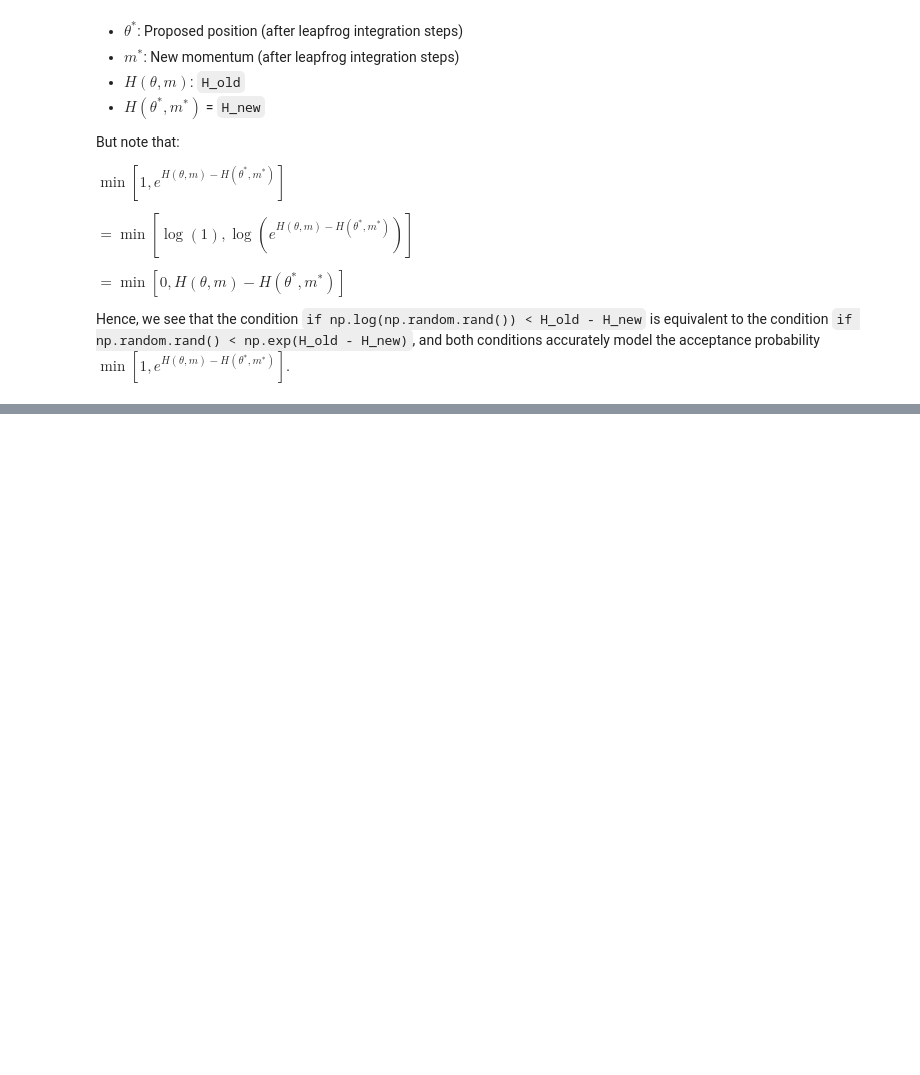
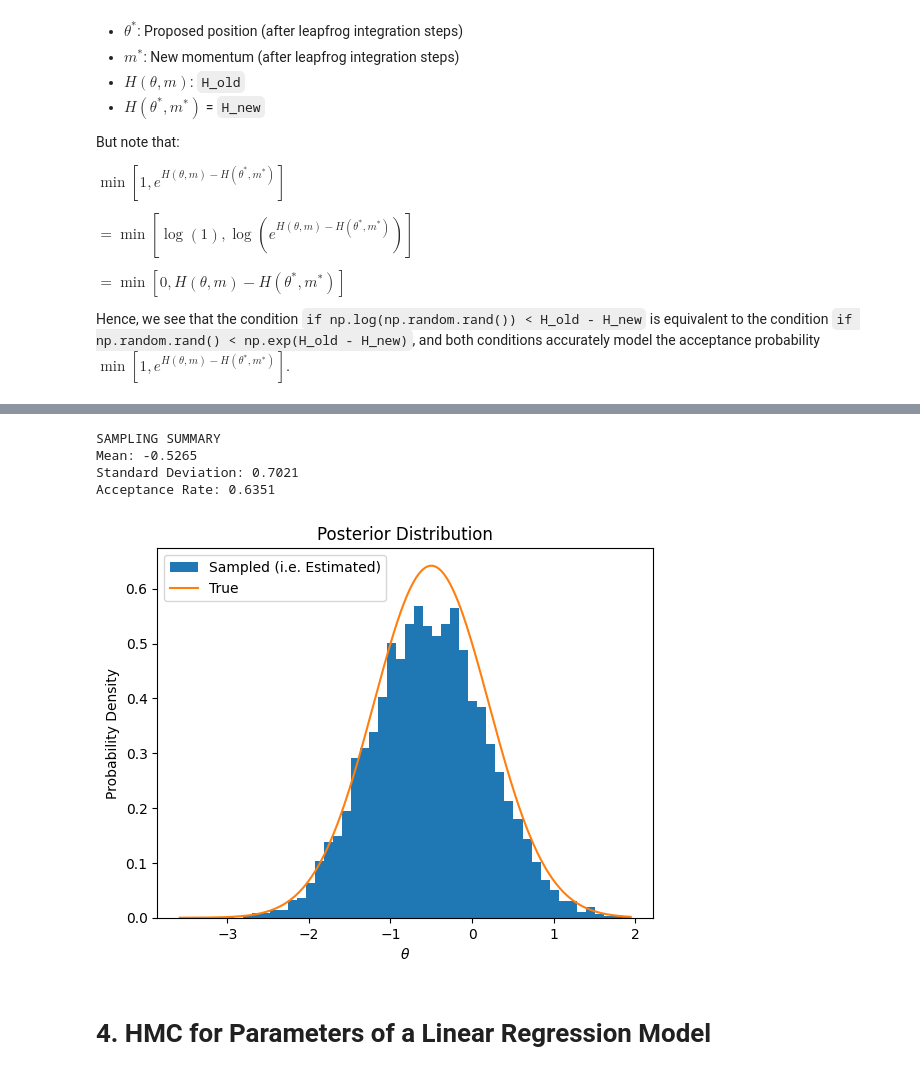
Before and after one commit to pranigopu/mastersProject, a Jupyter notebook: code/hamiltonian_monte_carlo.ipynb, the cells around one changed output, grey strips where cells are left out. Saved outputs shown, nothing was run; the diff lists cells and outputs as text; code cells hidden in the pictures; blank space fills up the shorter version.

```diff
--- a/code/hamiltonian_monte_carlo.ipynb
+++ b/code/hamiltonian_monte_carlo.ipynb
@@ -569,0 +614,4 @@ Hence, we see that the condition `if np.log(np.random.rand()) < H_old - H_new` i
+# %%
+# Target distribution is proportional to: `exp(-x (1 + x))`:
+def unnormalized_log_prob(θ):
+    return -θ*(1 + θ)
@@ -569,0 +665,19 @@ Hence, we see that the condition `if np.log(np.random.rand()) < H_old - H_new` i
+# %%
+# Run the chain (with burn-in).
+@tf.function # This decorator is explained in the notes below
+def run_chain():
+    # Run the chain (with burn-in).
+    samples, is_accepted = tfp.mcmc.sample_chain(
+        num_results=num_results,
+        num_burnin_steps=num_burnin_steps,
+        current_state=1.,
+        kernel=adaptive_hmc,
+        trace_fn=lambda _, pkr: pkr.inner_results.is_accepted)
+
+    # Calculating summary statistics of the samples for quick and easy reporting and usage:
+    sample_mean = tf.reduce_mean(samples)
+    sample_stddev = tf.math.reduce_std(samples)
+    is_accepted = tf.reduce_mean(tf.cast(is_accepted, dtype=tf.float32))
+
+    # Returning the summary statistics of the samples as well as the samples themselves:
+    return samples, sample_mean, sample_stddev, is_accepted
@@ -569,0 +694,2 @@ Hence, we see that the condition `if np.log(np.random.rand()) < H_old - H_new` i
+# %%
+samples, sample_mean, sample_stddev, is_accepted = run_chain()
@@ -569,0 +703,23 @@ Hence, we see that the condition `if np.log(np.random.rand()) < H_old - H_new` i
+# %%
+# Printing the summary statistics of the samples obtained:
+print('SAMPLING SUMMARY')
+print('Mean: {:.4f}\nStandard Deviation: {:.4f}\nAcceptance Rate: {:.4f}\n'.format(sample_mean.numpy(), sample_stddev.numpy(), is_accepted.numpy()))
+
+#------------------------------------
+# Plotting the sampled (i.e. estimated) and true posterior distributions:
+plt.hist(samples, bins=50, label='Sampled (i.e. Estimated)', density=True)
+t = np.linspace(min(samples), max(samples), 1000)
+plt.plot(t, (1/2)*np.exp(-t*(1+t)), label='True')
+plt.title('Posterior Distribution')
+plt.xlabel('$\\theta$')
+plt.ylabel('Probability Density')
+plt.legend()
+plt.show()
+# %% [output]
+SAMPLING SUMMARY
+Mean: -0.5265
+Standard Deviation: 0.7021
+Acceptance Rate: 0.6351
+[figure, added]
+# %% [markdown]
+# 4. HMC for Parameters of a Linear Regression Model
```
Also changed, not shown: parts of 40 cells of this notebook, 3 other files.
